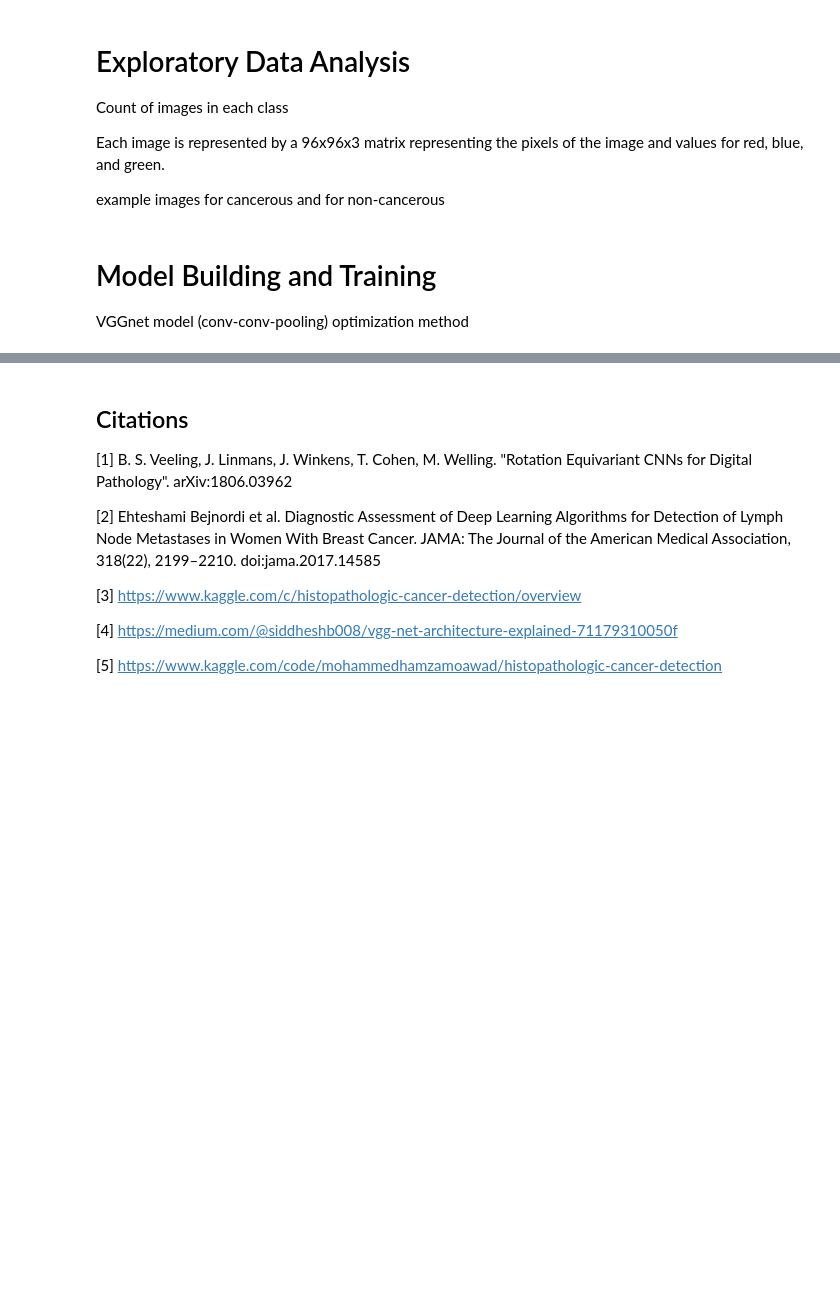
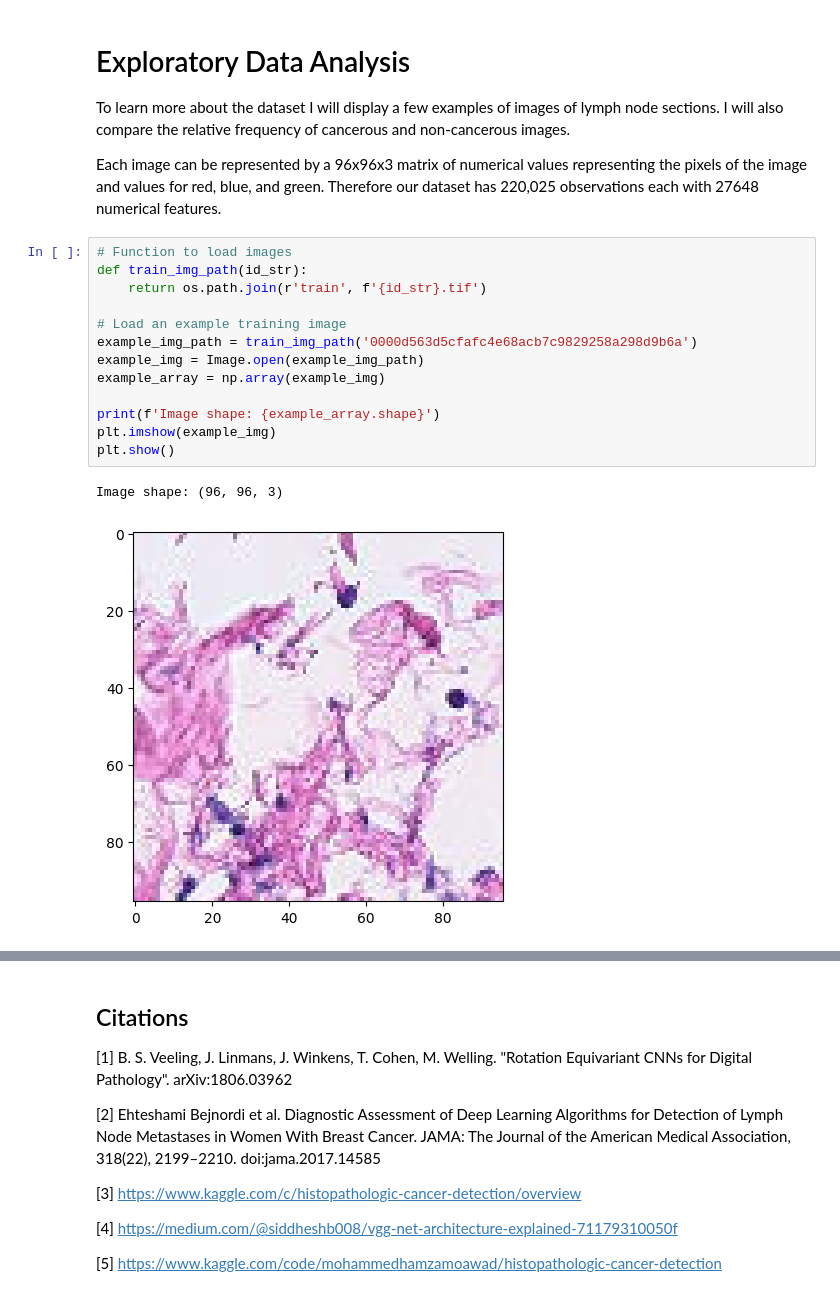
Before and after one commit to wtbtucker/cancer-classifier, a Jupyter notebook: cancer_detector.ipynb, the cells around one changed output, grey strips where cells are left out. Cells and saved outputs as stored; diff of their text form; blank space fills up the shorter version.

```diff
--- a/cancer_detector.ipynb
+++ b/cancer_detector.ipynb
@@ -10,13 +28,22 @@ The data consists of 96x96 color images extracted from histopathologic scans of
 # %% [markdown]
 # Exploratory Data Analysis
 
-Count of images in each class
+To learn more about the dataset I will display a few examples of images of lymph node sections. I will also compare the relative frequency of cancerous and non-cancerous images.
 
-Each image is represented by a 96x96x3 matrix representing the pixels of the image and values for red, blue, and green.
-
-example images for cancerous and for non-cancerous
+Each image can be represented by a 96x96x3 matrix of numerical values representing the pixels of the image and values for red, blue, and green. Therefore our dataset has 220,025 observations each with 27648 numerical features.
-# %% [markdown]
-# Model Building and Training
-
-VGGnet model (conv-conv-pooling)
-optimization method
+# %%
+# Function to load images
+def train_img_path(id_str):
+    return os.path.join(r'train', f'{id_str}.tif')
+
+# Load an example training image
+example_img_path = train_img_path('0000d563d5cfafc4e68acb7c9829258a298d9b6a')
+example_img = Image.open(example_img_path)
+example_array = np.array(example_img)
+
+print(f'Image shape: {example_array.shape}')
+plt.imshow(example_img)
+plt.show()
+# %% [output]
+Image shape: (96, 96, 3)
+[figure, added]
```
Also changed, not shown: parts of 18 cells of this notebook, 1 other file.
